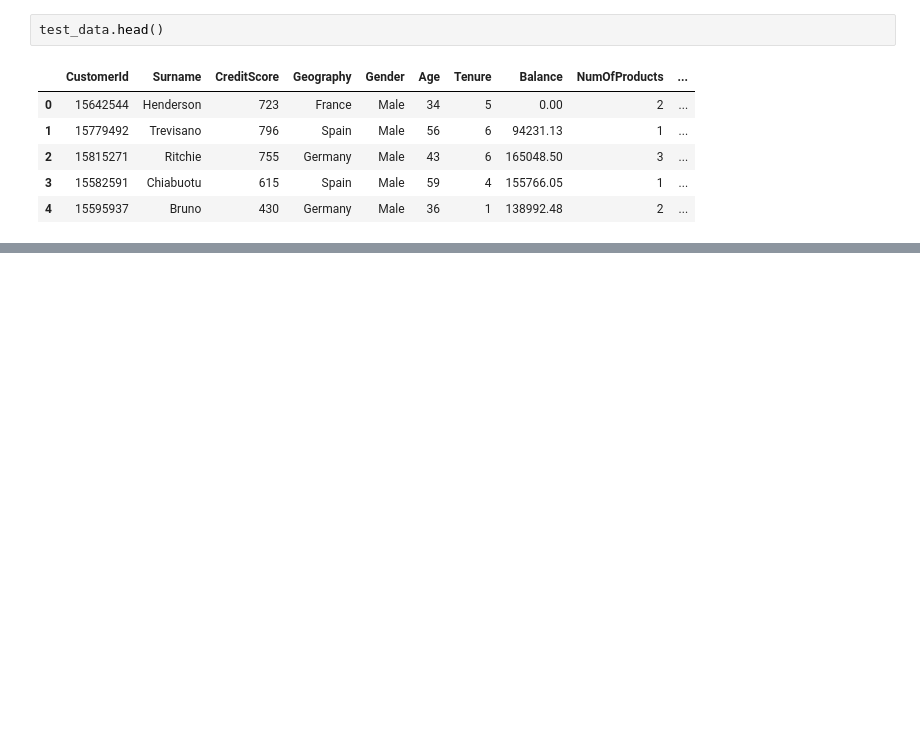
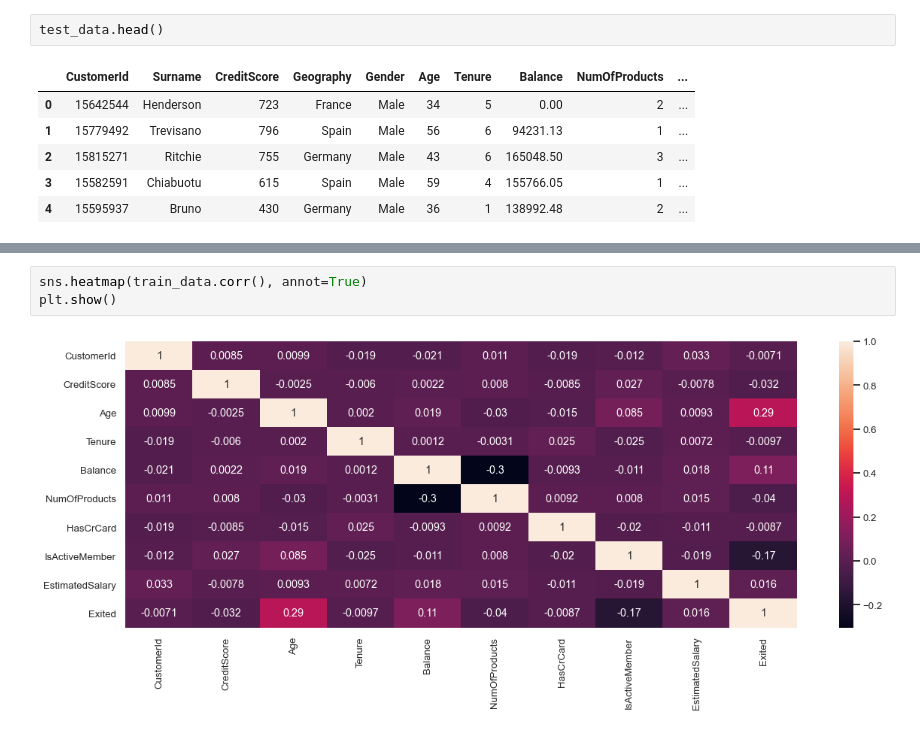
Before and after one commit to anthoniomadu/ISM_415, a Jupyter notebook: data-science-and-machine-learning-ism-415-2021/Anthonio_Maduadichie_18100111136.ipynb, the cells around one changed output, grey strips where cells are left out. Cells and saved outputs as stored; diff of their text form; blank space fills up the shorter version.

```diff
--- a/data-science-and-machine-learning-ism-415-2021/Anthonio_Maduadichie_18100111136.ipynb
+++ b/data-science-and-machine-learning-ism-415-2021/Anthonio_Maduadichie_18100111136.ipynb
@@ -41,0 +147,5 @@ test_data.head()
+# %%
+sns.heatmap(train_data.corr(), annot=True)
+plt.show()
+# %% [output]
+[figure, added]
```
Also changed, not shown: parts of 84 cells of this notebook, 17 other files.
